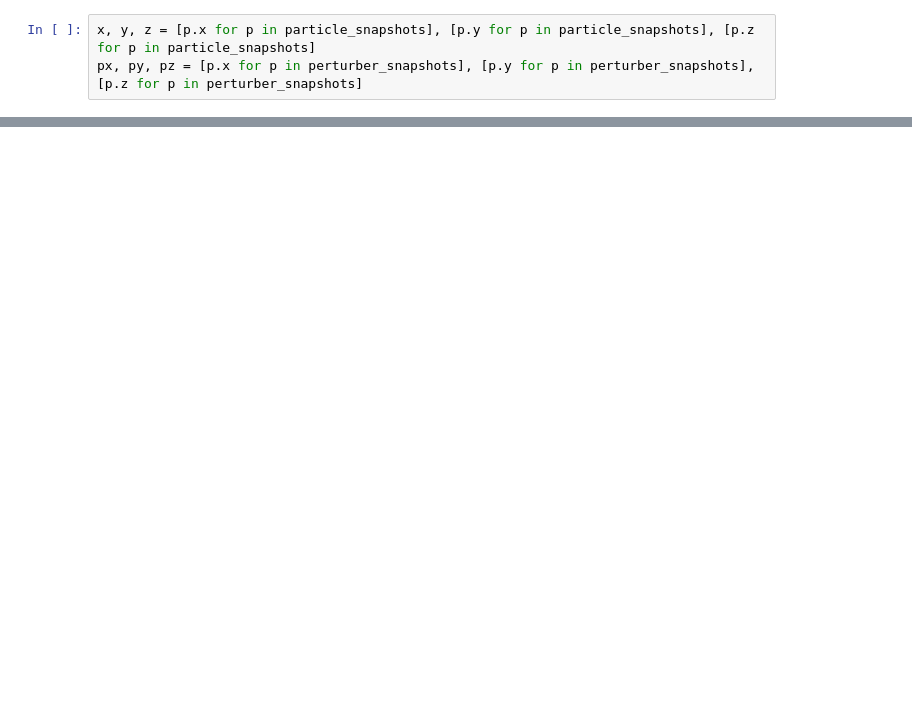
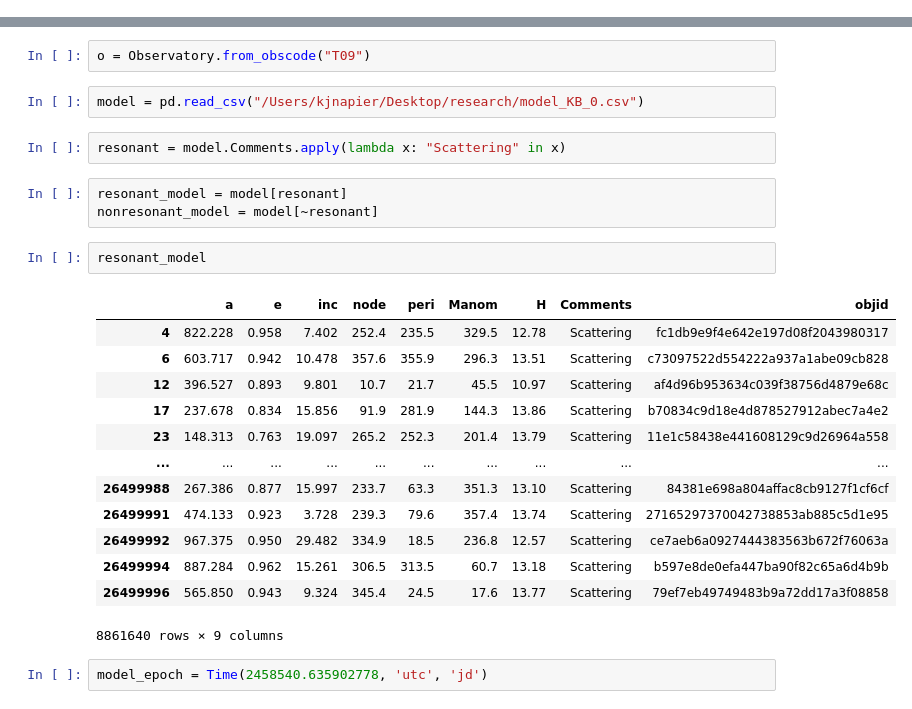
Before and after one commit to kjnapier/spacerocks, a Jupyter notebook: notebooks/dev.ipynb, the cells around one changed output, grey strips where cells are left out. Saved outputs shown, nothing was run; the diff lists cells and outputs as text; blank space fills up the shorter version.

```diff
--- a/notebooks/dev.ipynb
+++ b/notebooks/dev.ipynb
@@ -73,3 +0,0 @@ for epoch in epochs:
-# %%
-x, y, z = [p.x for p in particle_snapshots], [p.y for p in particle_snapshots], [p.z for p in particle_snapshots]
-px, py, pz = [p.x for p in perturber_snapshots], [p.y for p in perturber_snapshots], [p.z for p in perturber_snapshots]
@@ -159,0 +42,27 @@ ax.set_ylim(-90, 90)
+# %%
+o = Observatory.from_obscode("T09")
+# %%
+model = pd.read_csv("/Users/kjnapier/Desktop/research/model_KB_0.csv")
+# %%
+resonant = model.Comments.apply(lambda x: "Scattering" in x)
+# %%
+resonant_model = model[resonant]
+nonresonant_model = model[~resonant]
+# %%
+resonant_model
+# %% [output]
+|  | a | e | inc | node | peri | Manom | H | Comments | objid |
+| 4 | 822.228 | 0.958 | 7.402 | 252.4 | 235.5 | 329.5 | 12.78 | Scattering | fc1db9e9f4e642e197d08f2043980317 |
+| 6 | 603.717 | 0.942 | 10.478 | 357.6 | 355.9 | 296.3 | 13.51 | Scattering | c73097522d554222a937a1abe09cb828 |
+| 12 | 396.527 | 0.893 | 9.801 | 10.7 | 21.7 | 45.5 | 10.97 | Scattering | af4d96b953634c039f38756d4879e68c |
+| 17 | 237.678 | 0.834 | 15.856 | 91.9 | 281.9 | 144.3 | 13.86 | Scattering | b70834c9d18e4d878527912abec7a4e2 |
+| 23 | 148.313 | 0.763 | 19.097 | 265.2 | 252.3 | 201.4 | 13.79 | Scattering | 11e1c58438e441608129c9d26964a558 |
+| ... | ... | ... | ... | ... | ... | ... | ... | ... | ... |
+| 26499988 | 267.386 | 0.877 | 15.997 | 233.7 | 63.3 | 351.3 | 13.10 | Scattering | 84381e698a804affac8cb9127f1cf6cf |
+| 26499991 | 474.133 | 0.923 | 3.728 | 239.3 | 79.6 | 357.4 | 13.74 | Scattering | 27165297370042738853ab885c5d1e95 |
+| 26499992 | 967.375 | 0.950 | 29.482 | 334.9 | 18.5 | 236.8 | 12.57 | Scattering | ce7aeb6a0927444383563b672f76063a |
+| 26499994 | 887.284 | 0.962 | 15.261 | 306.5 | 313.5 | 60.7 | 13.18 | Scattering | b597e8de0efa447ba90f82c65a6d4b9b |
+| 26499996 | 565.850 | 0.943 | 9.324 | 345.4 | 24.5 | 17.6 | 13.77 | Scattering | 79ef7eb49749483b9a72dd17a3f08858 |
+8861640 rows × 9 columns
+# %%
+model_epoch = Time(2458540.635902778, 'utc', 'jd')
```
Also changed, not shown: parts of 55 cells of this notebook, 37 other files.
